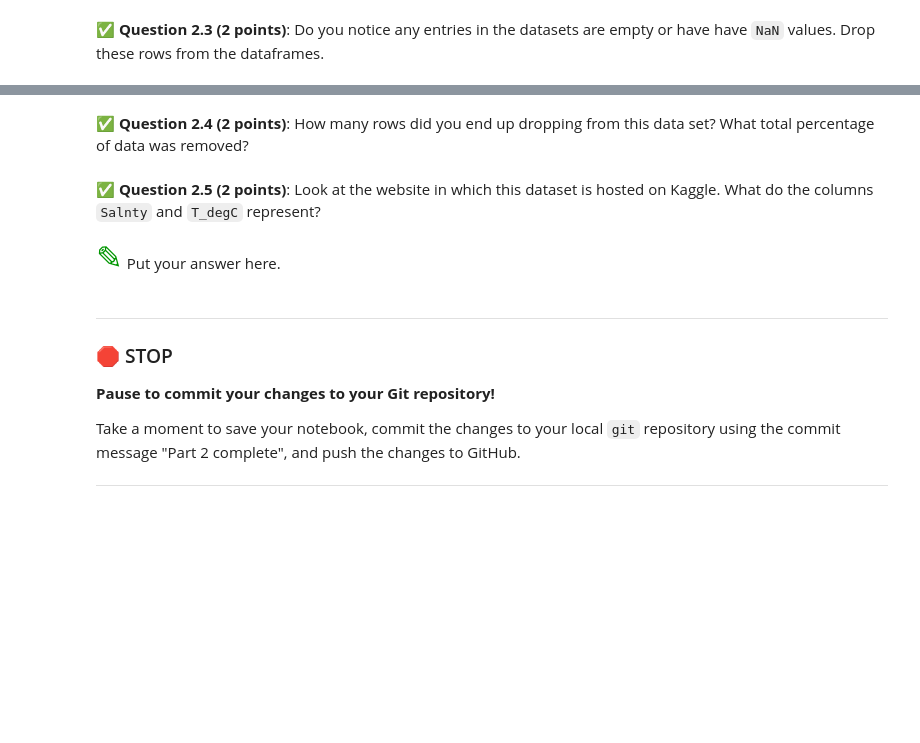
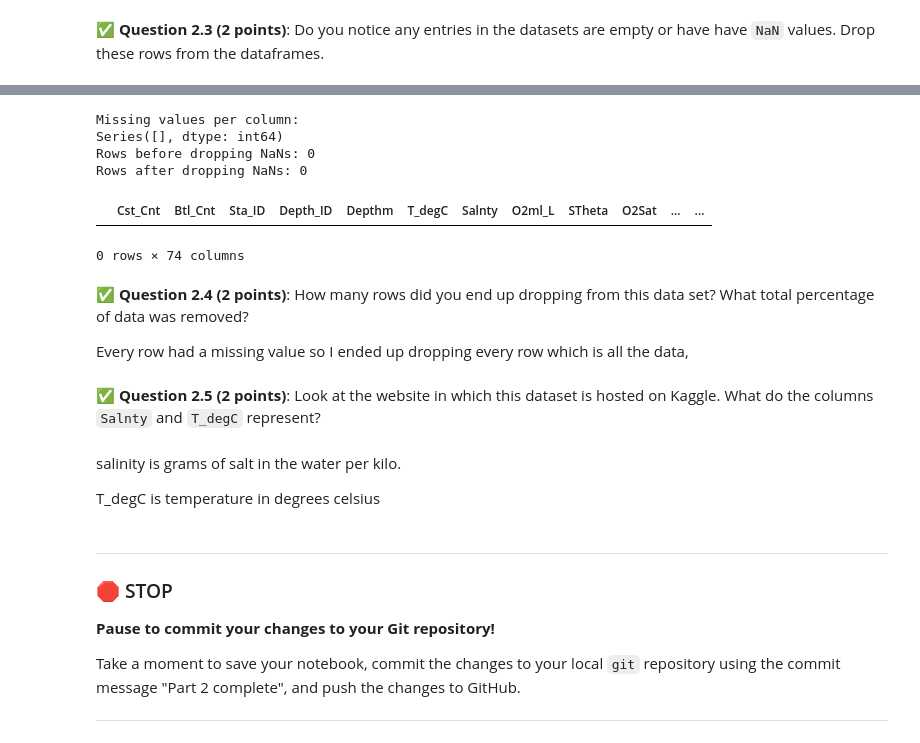
Before and after one commit to Justinwagner371/CMSE202-f25-turnin, a Jupyter notebook: hw-03/HW-03_Regression-S25-STUDENT.ipynb, the cells around one changed output, grey strips where cells are left out. Saved outputs shown, nothing was run; the diff lists cells and outputs as text; code cells hidden in the pictures; blank space fills up the shorter version.

```diff
--- a/hw-03/HW-03_Regression-S25-STUDENT.ipynb
+++ b/hw-03/HW-03_Regression-S25-STUDENT.ipynb
@@ -81,9 +106,32 @@ len(oceanographic_data)
+# %%
+missing_values = df.isna().sum()
+print("Missing values per column:")
+print(missing_values[missing_values > 0])
+
+df_cleaned = df.dropna()
+print(f"Rows before dropping NaNs: {len(df)}")
+print(f"Rows after dropping NaNs: {len(df_cleaned)}")
+
+df = df_cleaned
+
+df_cleaned.head()
+# %% [output]
+Missing values per column:
+Series([], dtype: int64)
+Rows before dropping NaNs: 0
+Rows after dropping NaNs: 0
+|  | Cst_Cnt | Btl_Cnt | Sta_ID | Depth_ID | Depthm | T_degC | Salnty | O2ml_L | STheta | O2Sat | ... | ... |
+0 rows × 74 columns
 # %% [markdown]
 &#9989;  **Question 2.4 (2 points)**: How many rows did you end up dropping from this data set? What total percentage of data was removed?
+
+Every row had a missing value so I ended up dropping every row which is all the data,
 # %% [markdown]
 &#9989;  **Question 2.5 (2 points)**: Look at the website in which this dataset is hosted on Kaggle. What do the columns `Salnty` and `T_degC` represent?
-# %% [markdown]
-<font size=6 color="#009600">&#9998;</font> Put your answer here.
+# %% [markdown]
+salinity is grams of salt in the water per kilo.
+
+T_degC is temperature in degrees celsius
 # %% [markdown]
 ---
 ### &#128721; STOP
```
Also changed, not shown: parts of 5 cells of this notebook, 1 other file.
